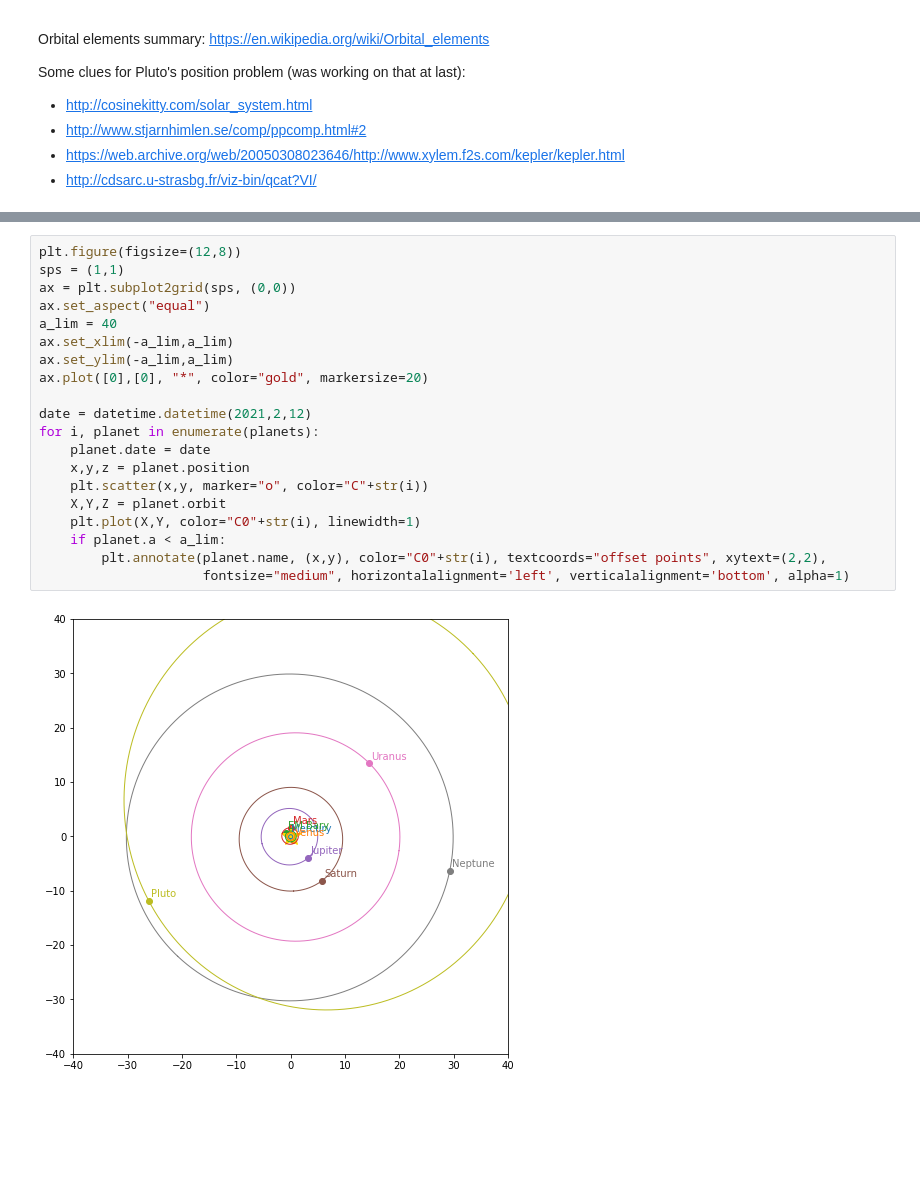
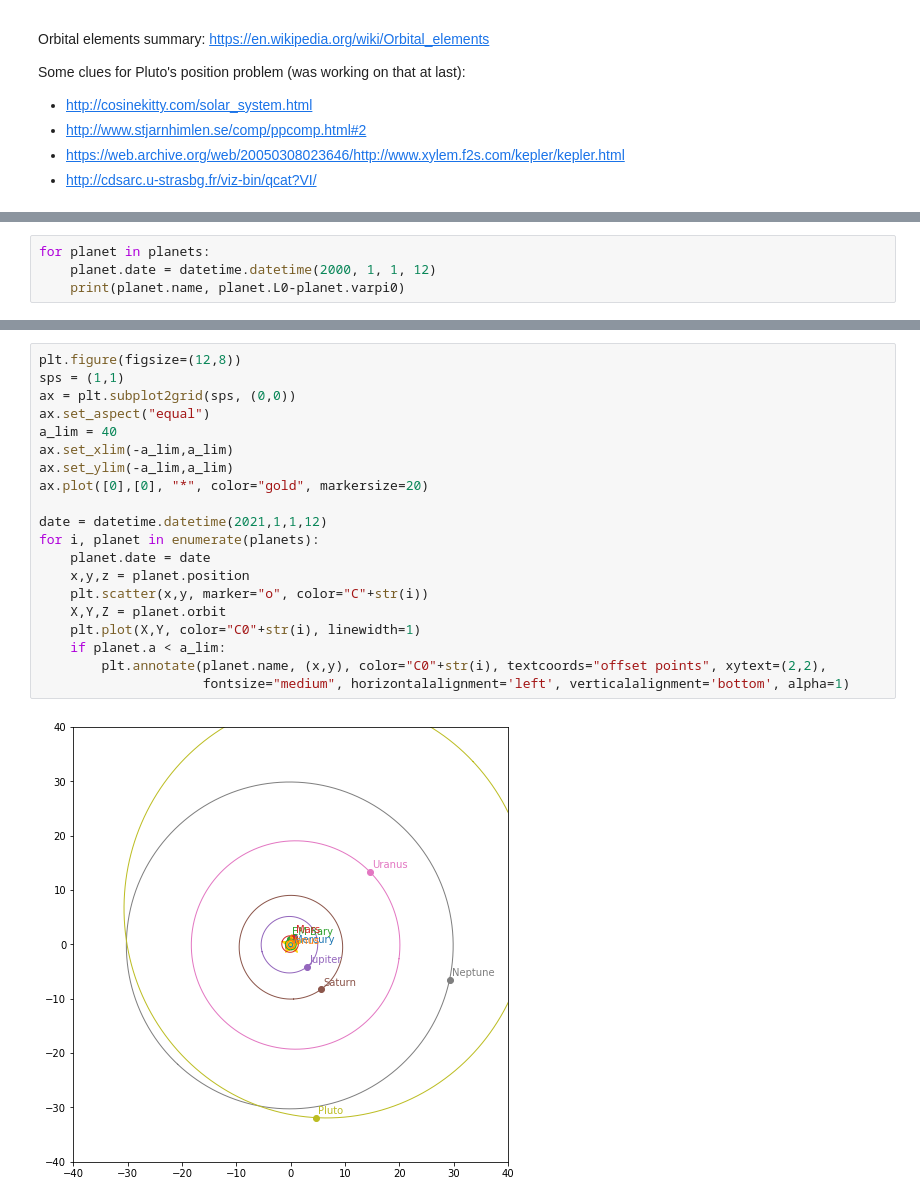
Before and after one commit to remimetzdorff/python, a Jupyter notebook: celestialbody/tutorial.ipynb, the cells around one changed output, grey strips where cells are left out. Drawn from its saved outputs; the diff is of its cells as text; blank space fills up the shorter version.

```diff
--- a/celestialbody/tutorial.ipynb
+++ b/celestialbody/tutorial.ipynb
@@ -43,0 +56,4 @@ pluto.position
+# %%
+for planet in planets:
+    planet.date = datetime.datetime(2000, 1, 1, 12)
+    print(planet.name, planet.L0-planet.varpi0)
@@ -44,22 +70,22 @@ pluto.position
 # %%
 plt.figure(figsize=(12,8))
 sps = (1,1)
 ax = plt.subplot2grid(sps, (0,0))
 ax.set_aspect("equal")
 a_lim = 40
 ax.set_xlim(-a_lim,a_lim)
 ax.set_ylim(-a_lim,a_lim)
 ax.plot([0],[0], "*", color="gold", markersize=20)
 
-date = datetime.datetime(2021,2,12)
+date = datetime.datetime(2021,1,1,12)
 for i, planet in enumerate(planets):
     planet.date = date
     x,y,z = planet.position
     plt.scatter(x,y, marker="o", color="C"+str(i))
     X,Y,Z = planet.orbit
     plt.plot(X,Y, color="C0"+str(i), linewidth=1)
     if planet.a < a_lim:
         plt.annotate(planet.name, (x,y), color="C0"+str(i), textcoords="offset points", xytext=(2,2),
                      fontsize="medium", horizontalalignment='left', verticalalignment='bottom', alpha=1)
 # %% [output]
-[figure, old version]
+[figure, new version]
```
Also changed, not shown: parts of 9 cells of this notebook, 6 other files.
